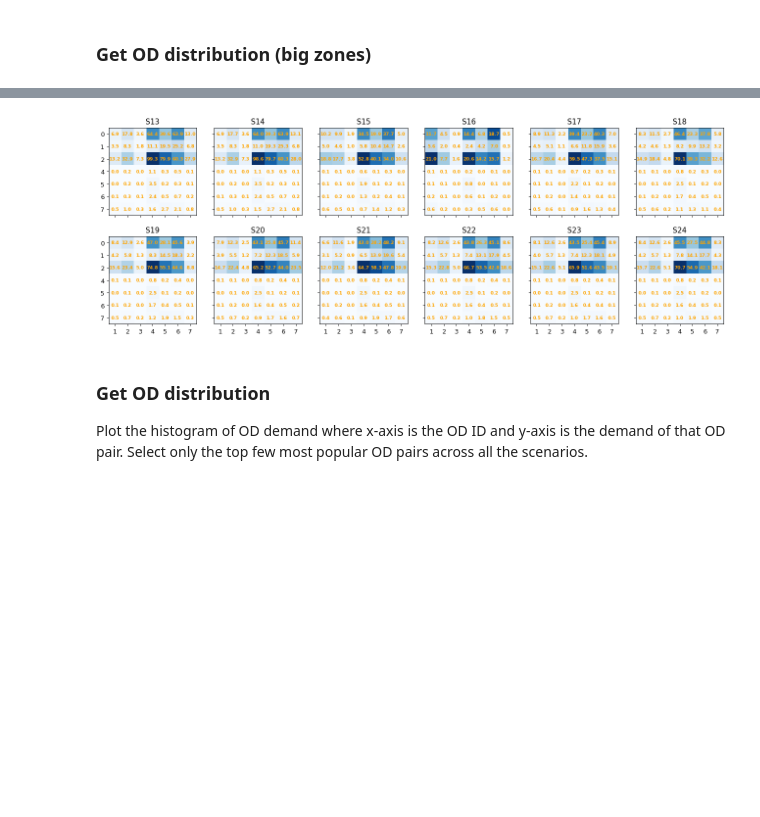
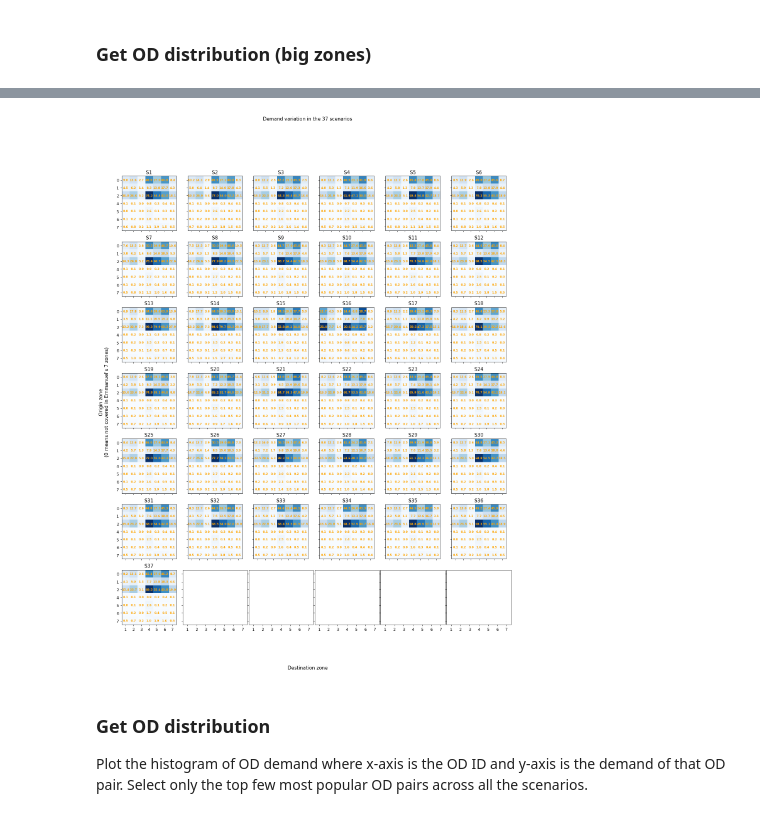
Before and after one commit to umnilab/A_RESCUE, a Jupyter notebook: Repast_ParaRoute_PartOpt/EvacSim/data/Demand process.ipynb, the cells around one changed output, grey strips where cells are left out. Cells and saved outputs as stored; diff of their text form; code cells hidden in the pictures; blank space fills up the shorter version.

```diff
--- a/Repast_ParaRoute_PartOpt/EvacSim/data/Demand process.ipynb
+++ b/Repast_ParaRoute_PartOpt/EvacSim/data/Demand process.ipynb
@@ -22,7 +22,7 @@ def peek(df, top=3):
 ### Zones list
 # %%
 zones = (pd.read_csv('geometry/jacksonville/block_groups/metro_centroid/jack_cbgs_centroid.txt')
-         .assign(GEOID = lambda x: (x['GEOID'] + x['GEOID10']).astype(int),
+         .assign(GEOID = lambda x: (x['GEOID'] + x['GEOID10']).astype(np.int64),
                  FID = lambda x: x['FID']+1)
          [['FID', 'GEOID']])
 peek(zones)
@@ -37,7 +37,7 @@ Shape: (731, 2)
 # %%
 shelts = (pd.read_csv('geometry/jacksonville/shelters/metro/jack_shelters.csv')
           .assign(FID = lambda x: -1*x['Id'])
-          .astype({'GeoID': int})
+          .astype({'GeoID': np.int64})
           .rename(columns={'GeoID': 'GEOID'})
           [['FID', 'GEOID']])
 peek(shelts)
@@ -256,5 +255,5 @@ D = process_scenarios(['base-orig'] + [f'S{i+1}-orig' for i in range(12)], expor
 D = process_scenarios([f's{i}-orig' for i in range(13, 38)], export=True)
 # %%
 %%time
-D = process_scenarios([f's{i}-orig' for i in range(13, 38)], export=False)
+D = process_scenarios([f's{i}-orig' for i in range(1, 38)], export=False)
 # %% [output]
@@ -363,14 +370,16 @@ def plot_od_distr_big(D, zones=zones, map_cbg_dir_zone=map_cbg_dir_zone, plot_ba
         .rename(columns={'em_zone': 'dest_zone'})
         .reset_index(drop=True)
         .astype({'scenario': int})
-        [['scenario', 'veh_id', 'orig_zone', 'dest_zone', 'dep_time']]
-    )
+        [['scenario', 'veh_id', 'orig_zone', 'dest_zone', 'dep_time']])
 
     # plot
     if plot_base:
         pass
     else:
-        fig, axs = plt.subplots(2, 6, figsize=(18, 6), sharex=True, sharey=True, dpi=90)
+        ncol = 6
+        nrow = -(-len(res.groupby('scenario')) // ncol)
+        fig, axs = plt.subplots(nrow, ncol, figsize=(3*ncol, 3*nrow),
+                                sharex=True, sharey=True, dpi=90)
         axs = axs.flatten()
         # skip the base scenario
         res = res.query('scenario != 0')
@@ -413,4 +422,4 @@ IndexError: index 12 is out of bounds for axis 0 with size 12
-[figure, old version]
+[figure, new version]
 # %% [markdown]
 ### Get OD distribution
 Plot the histogram of OD demand where x-axis is the OD ID and y-axis is the demand of that OD pair. Select only the top few most popular OD pairs across all the scenarios.
```
Also changed, not shown: parts of 23 cells of this notebook, 1 other file.
